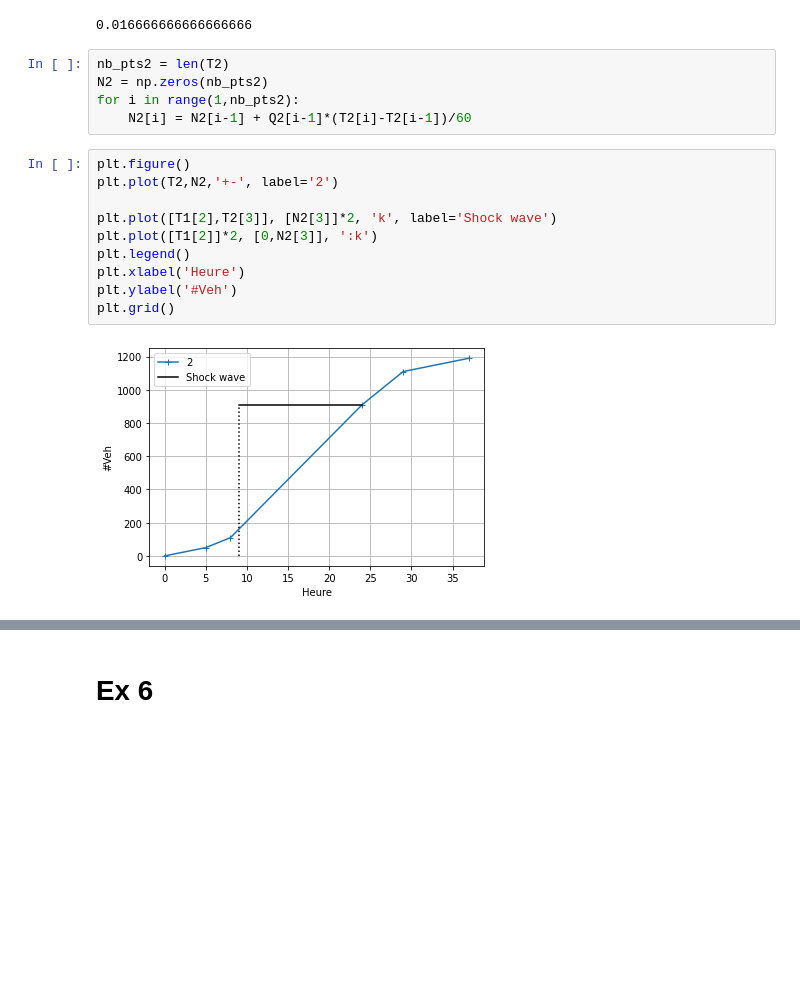
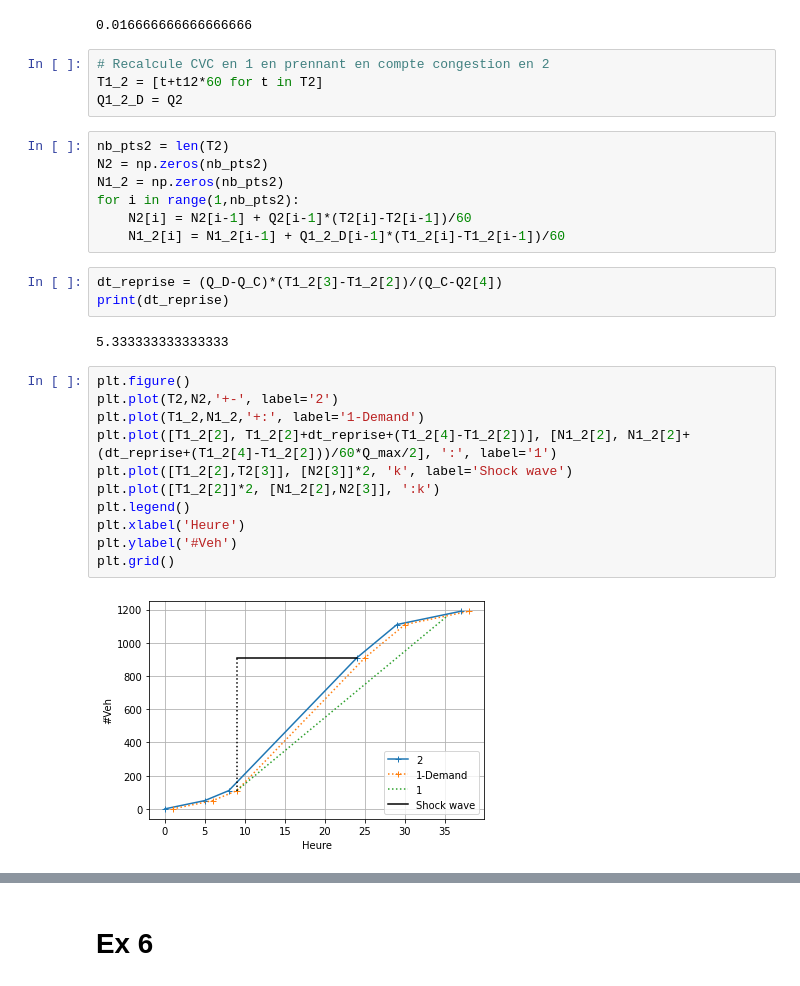
Before and after one commit to loubal/EXPAT_TP3, a Jupyter notebook: EXPAT_TP3.ipynb, the cells around one changed output, grey strips where cells are left out. Drawn from its saved outputs; the diff is of its cells as text; blank space fills up the shorter version.

Commit message:
clean graph for Q5-7 in Ex 5

```diff
--- a/EXPAT_TP3.ipynb
+++ b/EXPAT_TP3.ipynb
@@ -89,21 +89,33 @@ t12 = l12/v_max
 print(t12)
 # %% [output]
 0.016666666666666666
+# %%
+# Recalcule CVC en 1 en prennant en compte congestion en 2
+T1_2 = [t+t12*60 for t in T2]
+Q1_2_D = Q2
 # %%
 nb_pts2 = len(T2)
 N2 = np.zeros(nb_pts2)
+N1_2 = np.zeros(nb_pts2)
 for i in range(1,nb_pts2):
     N2[i] = N2[i-1] + Q2[i-1]*(T2[i]-T2[i-1])/60
+    N1_2[i] = N1_2[i-1] + Q1_2_D[i-1]*(T1_2[i]-T1_2[i-1])/60
+# %%
+dt_reprise = (Q_D-Q_C)*(T1_2[3]-T1_2[2])/(Q_C-Q2[4])
+print(dt_reprise)
+# %% [output]
+5.333333333333333
 # %%
 plt.figure()
 plt.plot(T2,N2,'+-', label='2')
-
-plt.plot([T1[2],T2[3]], [N2[3]]*2, 'k', label='Shock wave')
-plt.plot([T1[2]]*2, [0,N2[3]], ':k')
+plt.plot(T1_2,N1_2,'+:', label='1-Demand')
+plt.plot([T1_2[2], T1_2[2]+dt_reprise+(T1_2[4]-T1_2[2])], [N1_2[2], N1_2[2]+(dt_reprise+(T1_2[4]-T1_2[2]))/60*Q_max/2], ':', label='1')
+plt.plot([T1_2[2],T2[3]], [N2[3]]*2, 'k', label='Shock wave')
+plt.plot([T1_2[2]]*2, [N1_2[2],N2[3]], ':k')
 plt.legend()
 plt.xlabel('Heure')
 plt.ylabel('#Veh')
 plt.grid()
 # %% [output]
-[figure, old version]
+[figure, new version]
 # %%
```
Also changed, not shown: parts of 1 cell of this notebook.
